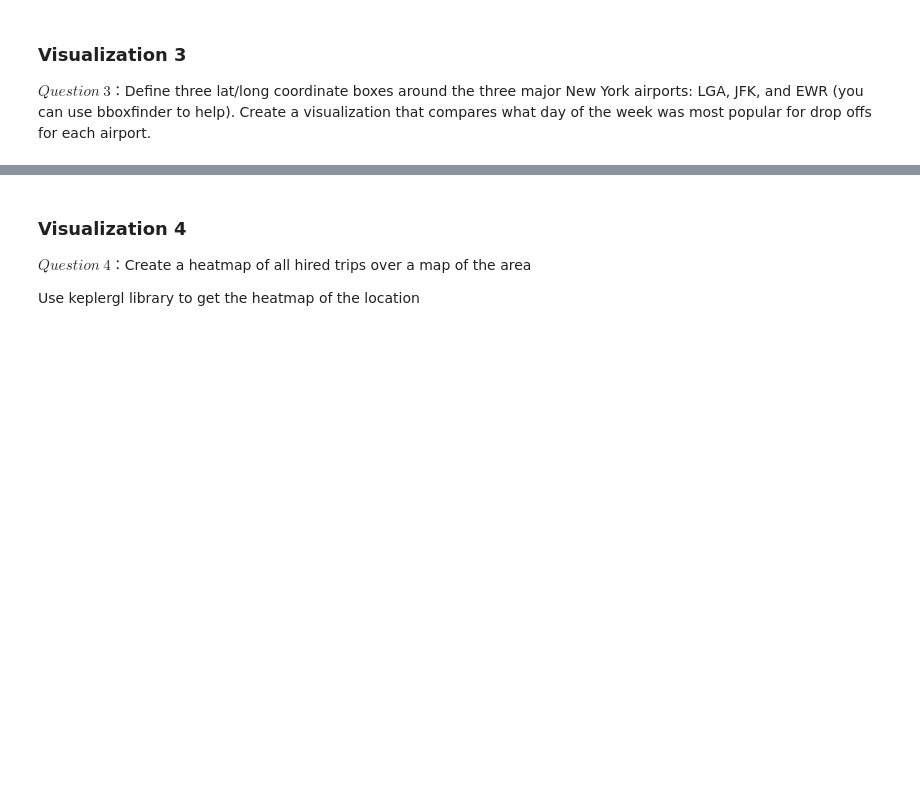
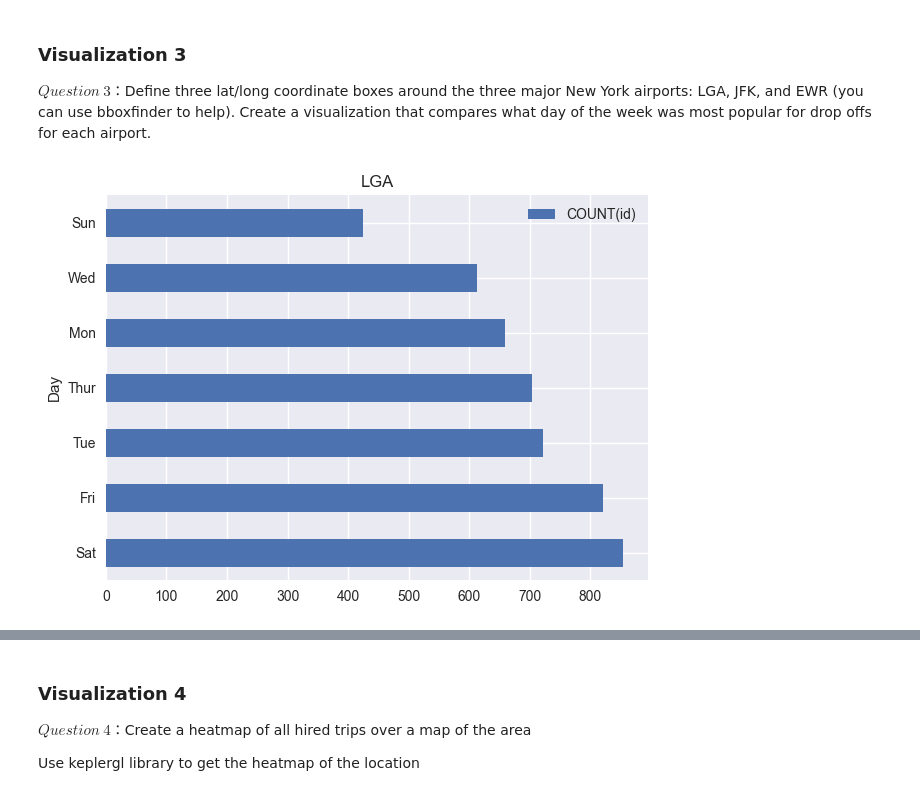
Before and after one commit to simplify1213/Project-4501-test, a Jupyter notebook: 4501 Project_V1.ipynb, the cells around one changed output, grey strips where cells are left out. Cells and saved outputs as stored; diff of their text form; code cells hidden in the pictures; blank space fills up the shorter version.

```diff
--- a/4501 Project_V1.ipynb
+++ b/4501 Project_V1.ipynb
@@ -784,7 +872,7 @@ plot_visual_confidence(distance_mean)
 ### Visualization 3
 $Question \ 3$：Define three lat/long coordinate boxes around the three major New York airports: LGA, JFK, and EWR (you can use bboxfinder to help). Create a visualization that compares what day of the week was most popular for drop offs for each airport.
 # %%
-def get_data_for_visual_3():
+def get_data_for_airports():
     LGA_BOX_COORDS=((40.765,-73.8893),(40.7864,-73.8512))
     JFK_BOX_COORDS=((40.6211,-73.8232),(40.6648,-73.7484))
     EWR_BOX_COORDS=((40.6704,-74.2151),(40.7114,-74.1132))
@@ -844,8 +932,8 @@ def get_data_for_visual_3():
     ALL.columns=["LGA","JFK","EWR"]
     return ALL,LGA_1,JFK_1,EWR_1
 # %%
-def plot_visual_3(Location):
-    ALL,LGA_1,JFK_1,EWR_1 = get_data_for_visual_3()
+def plot_visual_popular_day_dropoffs(Location):
+    ALL,LGA_1,JFK_1,EWR_1 = get_data_for_airports()
     if Location == 'LGA':
         LGA_1.plot(kind='barh',title="LGA",figsize=(7,5))
     elif Location == 'JFK':
@@ -857,5 +945,7 @@ def plot_visual_3(Location):
     else:
         Print("---Wrong Airport Location---")
 # %%
-plot_visual_3("LGA")
+plot_visual_popular_day_dropoffs("LGA")
+# %% [output]
+[figure, added]
 # %%
```
Also changed, not shown: parts of 46 cells of this notebook.
